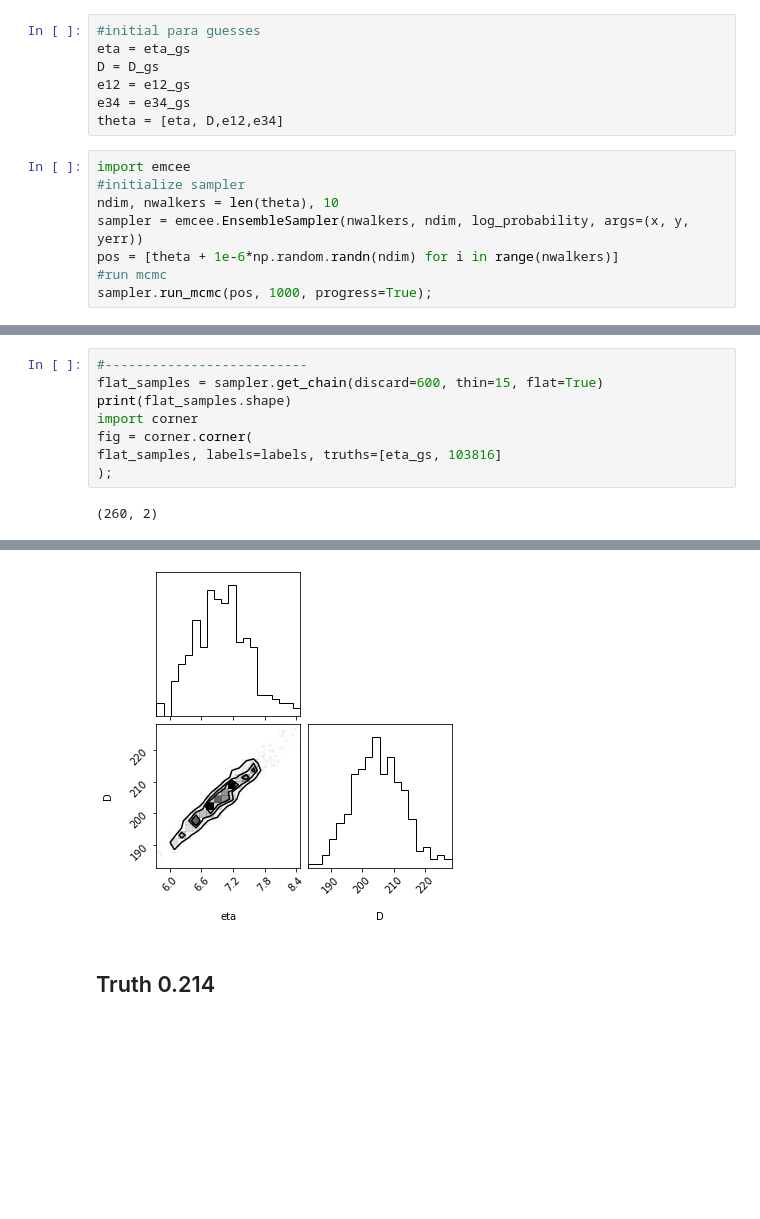
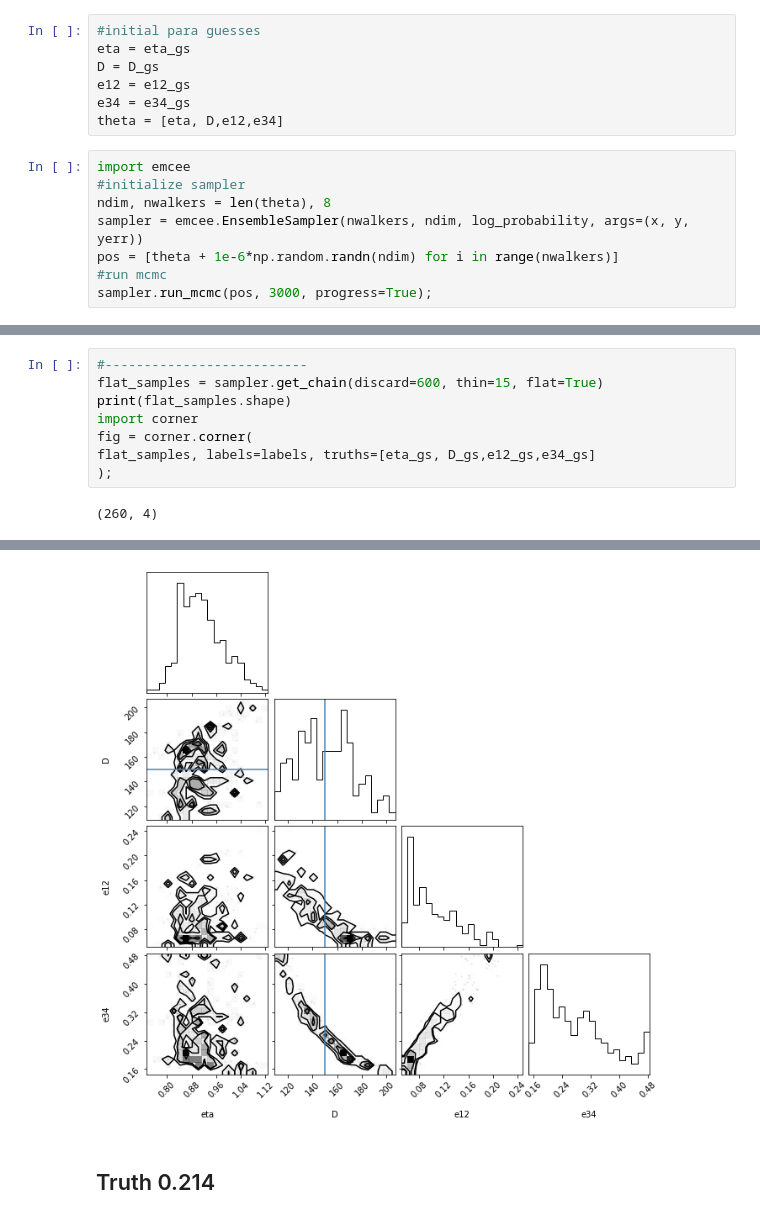
Before and after one commit to AstroHHQ/learngit, a Jupyter notebook: JPLdata/MCMC_w1234_2010jn71.ipynb, the cells around one changed output, grey strips where cells are left out. Saved outputs shown, nothing was run; the diff lists cells and outputs as text; blank space fills up the shorter version.

```diff
--- a/JPLdata/MCMC_w1234_2010jn71.ipynb
+++ b/JPLdata/MCMC_w1234_2010jn71.ipynb
@@ -292,9 +292,9 @@ theta = [eta, D,e12,e34]
 # %%
 import emcee
 #initialize sampler
-ndim, nwalkers = len(theta), 10
+ndim, nwalkers = len(theta), 8
 sampler = emcee.EnsembleSampler(nwalkers, ndim, log_probability, args=(x, y, yerr))
 pos = [theta + 1e-6*np.random.randn(ndim) for i in range(nwalkers)]
 #run mcmc
-sampler.run_mcmc(pos, 1000, progress=True);
+sampler.run_mcmc(pos, 3000, progress=True);
 # %%
@@ -316,7 +316,7 @@ flat_samples = sampler.get_chain(discard=600, thin=15, flat=True)
 print(flat_samples.shape)
 import corner
 fig = corner.corner(
-flat_samples, labels=labels, truths=[eta_gs, 103816]
+flat_samples, labels=labels, truths=[eta_gs, D_gs,e12_gs,e34_gs]
 );
 # %% [output]
-(260, 2)
+(260, 4)
@@ -323,4 +324,4 @@ flat_samples, labels=labels, truths=[eta_gs, 103816]
-[figure, old version]
+[figure, new version]
 # %% [markdown]
 ## Truth 0.214
 # %%
```
Also changed, not shown: parts of 4 cells of this notebook, 1 other file.
